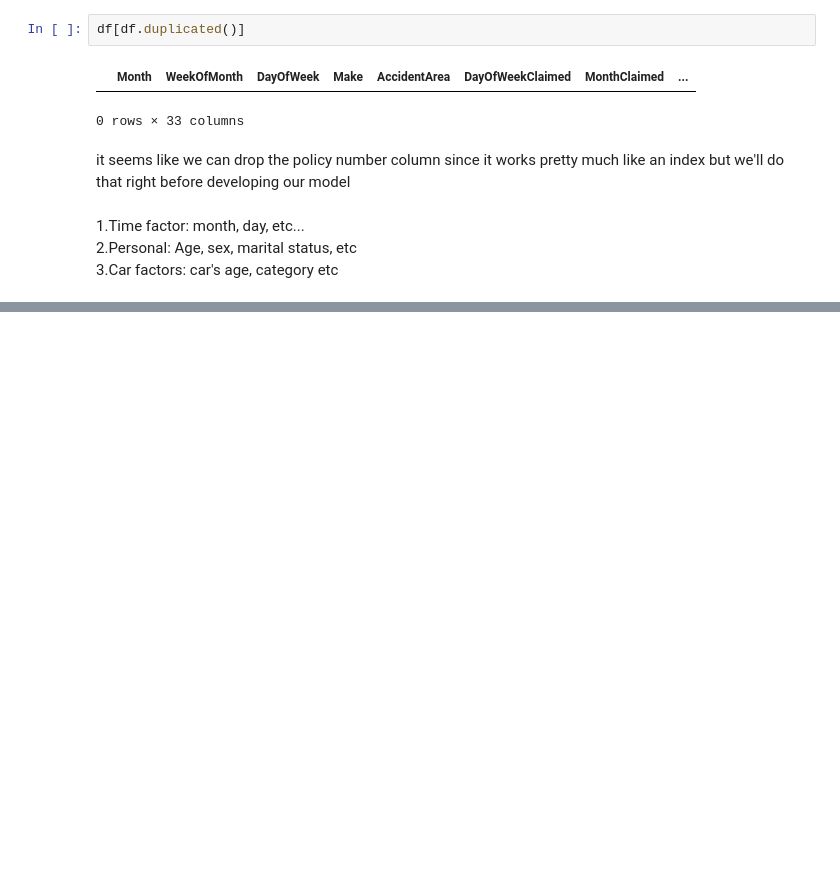
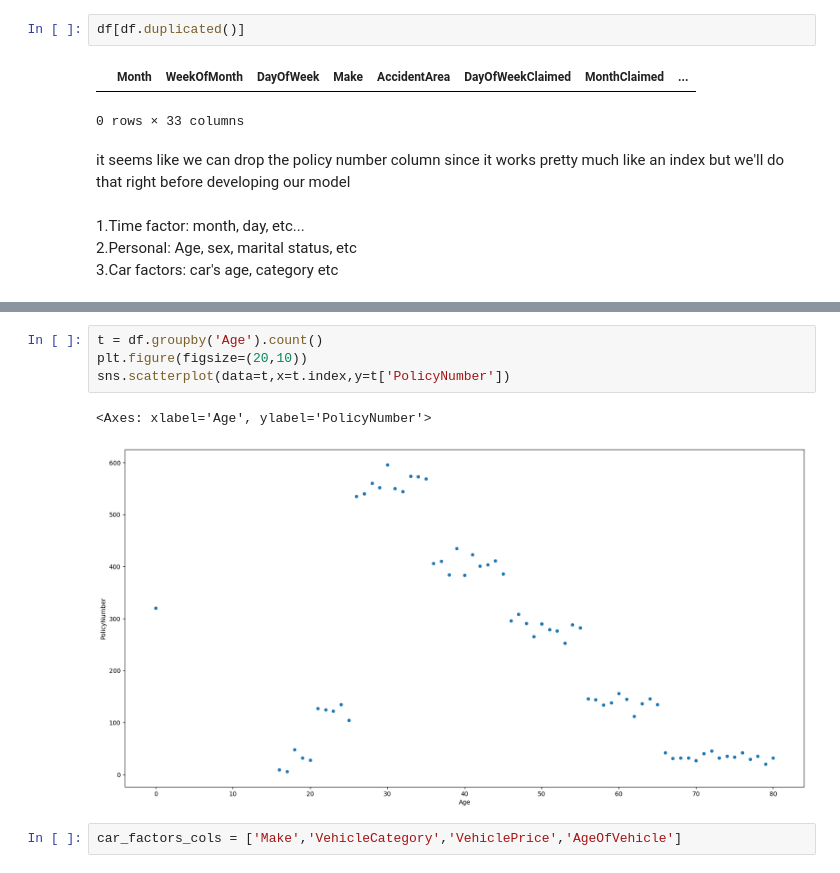
Before and after one commit to Marcos-Verdi/DA_Cls_carInsuranceFraud, a Jupyter notebook: car_insurance_fraud_analysis.ipynb, the cells around one changed output, grey strips where cells are left out. Saved outputs shown, nothing was run; the diff lists cells and outputs as text; blank space fills up the shorter version.

```diff
--- a/car_insurance_fraud_analysis.ipynb
+++ b/car_insurance_fraud_analysis.ipynb
@@ -104,0 +257,9 @@ it seems like we can drop the policy number column since it works pretty much li
+# %%
+t = df.groupby('Age').count()
+plt.figure(figsize=(20,10))
+sns.scatterplot(data=t,x=t.index,y=t['PolicyNumber'])
+# %% [output]
+<Axes: xlabel='Age', ylabel='PolicyNumber'>
+[figure, added]
+# %%
+car_factors_cols = ['Make','VehicleCategory','VehiclePrice','AgeOfVehicle']
```
Also changed, not shown: parts of 14 cells of this notebook.
